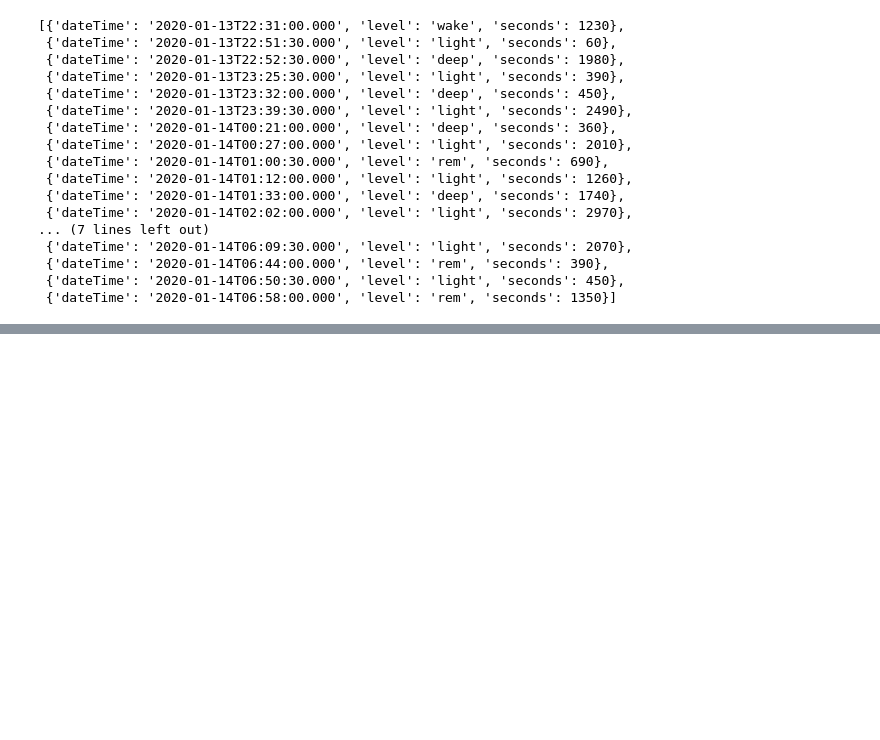
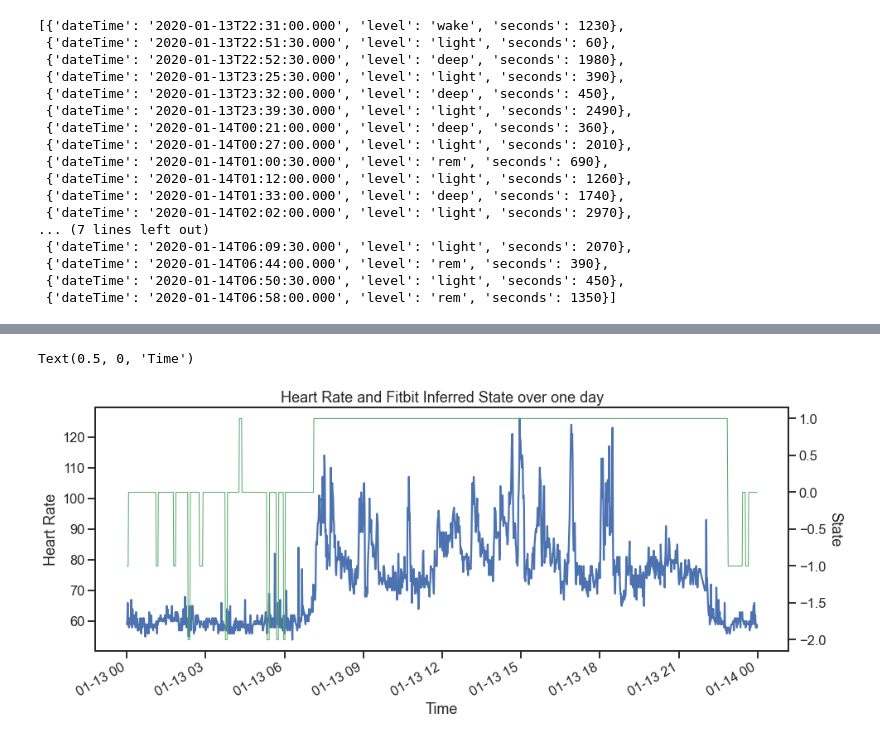
Before and after one commit to kimberlymcm/digitalhealth_project, a Jupyter notebook: src/Initial_Heart_Rate_Exploration.ipynb, the cells around one changed output, grey strips where cells are left out. Drawn from its saved outputs; the diff is of its cells as text; code cells hidden in the pictures; blank space fills up the shorter version.

```diff
--- a/src/Initial_Heart_Rate_Exploration.ipynb
+++ b/src/Initial_Heart_Rate_Exploration.ipynb
@@ -258,0 +278,11 @@ print(df)
+# %%
+ax = df_oneday.plot(x="datetime", y="bpm", legend=False, figsize=(15, 6))
+ax2 = ax.twinx()
+df_oneday.plot(x="datetime", y="fb_sleep", ax=ax2, linewidth=1, legend=False, color="g")
+plt.title("Heart Rate and Fitbit Inferred State over one day")
+ax.set_ylabel("Heart Rate")
+ax2.set_ylabel("State", rotation=270, labelpad=20)
+ax.set_xlabel("Time")
+# %% [output]
+Text(0.5, 0, 'Time')
+[figure, added]
```
Also changed, not shown: parts of 27 cells of this notebook, 4 other files.
